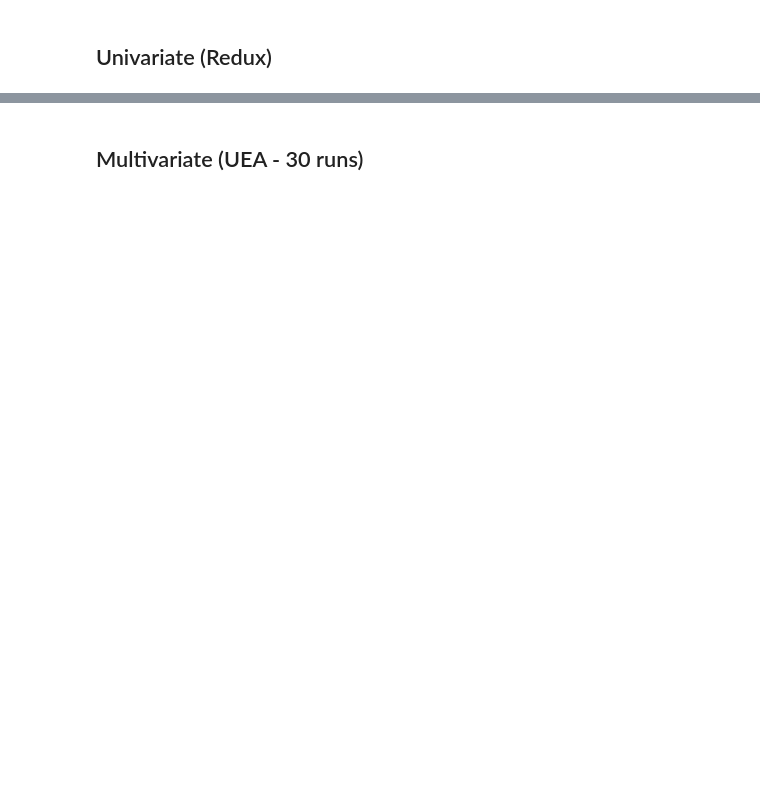
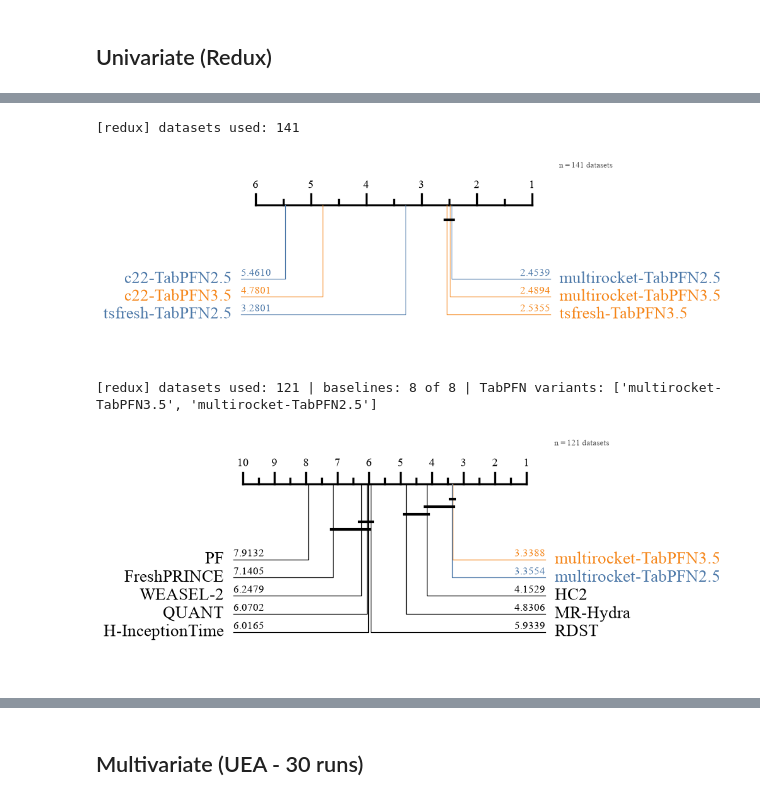
Before and after one commit to gabrielcmerlin/FewShot-TS2TabPFN, a Jupyter notebook: results/plots.ipynb, the cells around one changed output, grey strips where cells are left out. Drawn from its saved outputs; the diff is of its cells as text; code cells hidden in the pictures; blank space fills up the shorter version.

Commit message:
First results plots are done

```diff
--- a/results/plots.ipynb
+++ b/results/plots.ipynb
@@ -573,0 +1064,8 @@ plt.show()
+# %%
+cd_tabpfn("redux")
+cd_vs_baselines("redux")
+# %% [output]
+[redux] datasets used: 141
+[figure, added]
+[redux] datasets used: 121 | baselines: 8 of 8 | TabPFN variants: ['multirocket-TabPFN3.5', 'multirocket-TabPFN2.5']
+[figure, added]
```
Also changed, not shown: parts of 81 cells of this notebook, 36 other files.
